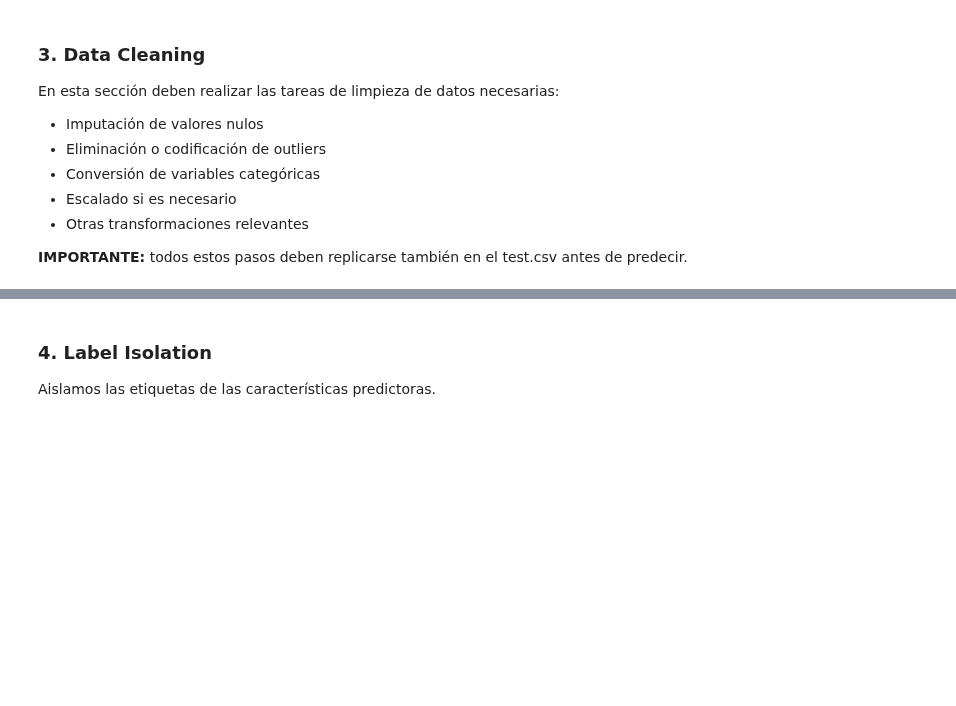
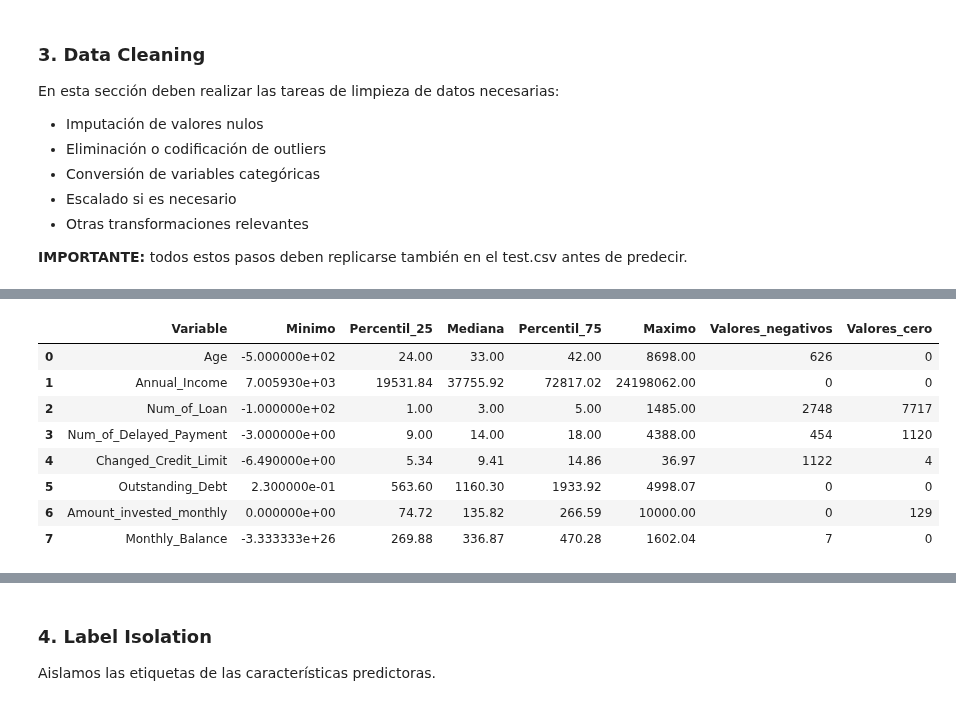
Before and after one commit to wilydus-png/MD-IA, a Jupyter notebook: Proyecto Kaggle/Kaggle - Preprocesamiento de datos para análisis de crédito.ipynb, the cells around one changed output, grey strips where cells are left out. Cells and saved outputs as stored; diff of their text form; code cells hidden in the pictures; blank space fills up the shorter version.

```diff
--- a/Proyecto Kaggle/Kaggle - Preprocesamiento de datos para análisis de crédito.ipynb
+++ b/Proyecto Kaggle/Kaggle - Preprocesamiento de datos para análisis de crédito.ipynb
@@ -73,0 +426,39 @@ En esta sección deben realizar las tareas de limpieza de datos necesarias:
+# %%
+# 3.4 Evaluación de rangos de variables numéricas
+# No se modifica el conjunto original
+
+resumen_rangos = []
+
+for columna in columnas_numericas_texto:
+
+    # Preparar una versión numérica temporal
+    valores = pd.to_numeric(
+        X_train[columna]
+        .astype("string")
+        .str.strip()
+        .str.replace("_", "", regex=False),
+        errors="coerce"
+    )
+
+    resumen_rangos.append({
+        "Variable": columna,
+        "Minimo": valores.min(),
+        "Percentil_25": valores.quantile(0.25),
+        "Mediana": valores.median(),
+        "Percentil_75": valores.quantile(0.75),
+        "Maximo": valores.max(),
+        "Valores_negativos": (valores < 0).sum(),
+        "Valores_cero": (valores == 0).sum()
+    })
+
+display(pd.DataFrame(resumen_rangos).round(2))
+# %% [output]
+|  | Variable | Minimo | Percentil_25 | Mediana | Percentil_75 | Maximo | Valores_negativos | Valores_cero |
+| 0 | Age | -5.000000e+02 | 24.00 | 33.00 | 42.00 | 8698.00 | 626 | 0 |
+| 1 | Annual_Income | 7.005930e+03 | 19531.84 | 37755.92 | 72817.02 | 24198062.00 | 0 | 0 |
+| 2 | Num_of_Loan | -1.000000e+02 | 1.00 | 3.00 | 5.00 | 1485.00 | 2748 | 7717 |
+| 3 | Num_of_Delayed_Payment | -3.000000e+00 | 9.00 | 14.00 | 18.00 | 4388.00 | 454 | 1120 |
+| 4 | Changed_Credit_Limit | -6.490000e+00 | 5.34 | 9.41 | 14.86 | 36.97 | 1122 | 4 |
+| 5 | Outstanding_Debt | 2.300000e-01 | 563.60 | 1160.30 | 1933.92 | 4998.07 | 0 | 0 |
+| 6 | Amount_invested_monthly | 0.000000e+00 | 74.72 | 135.82 | 266.59 | 10000.00 | 0 | 129 |
+| 7 | Monthly_Balance | -3.333333e+26 | 269.88 | 336.87 | 470.28 | 1602.04 | 7 | 0 |
```
Also changed, not shown: parts of 96 cells of this notebook.
